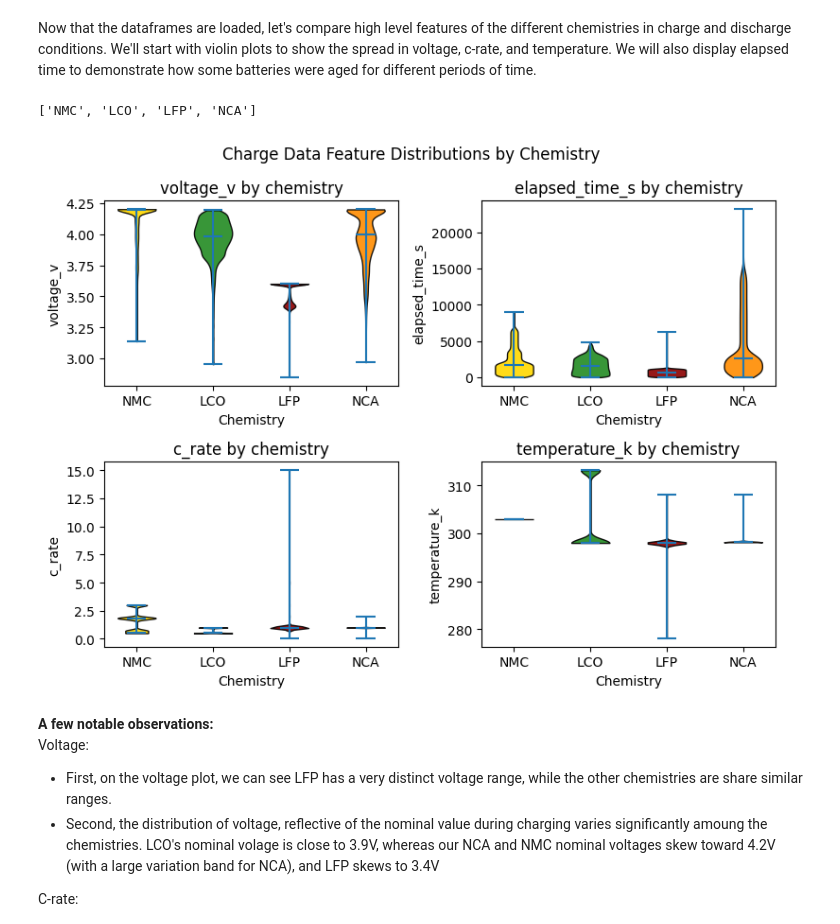
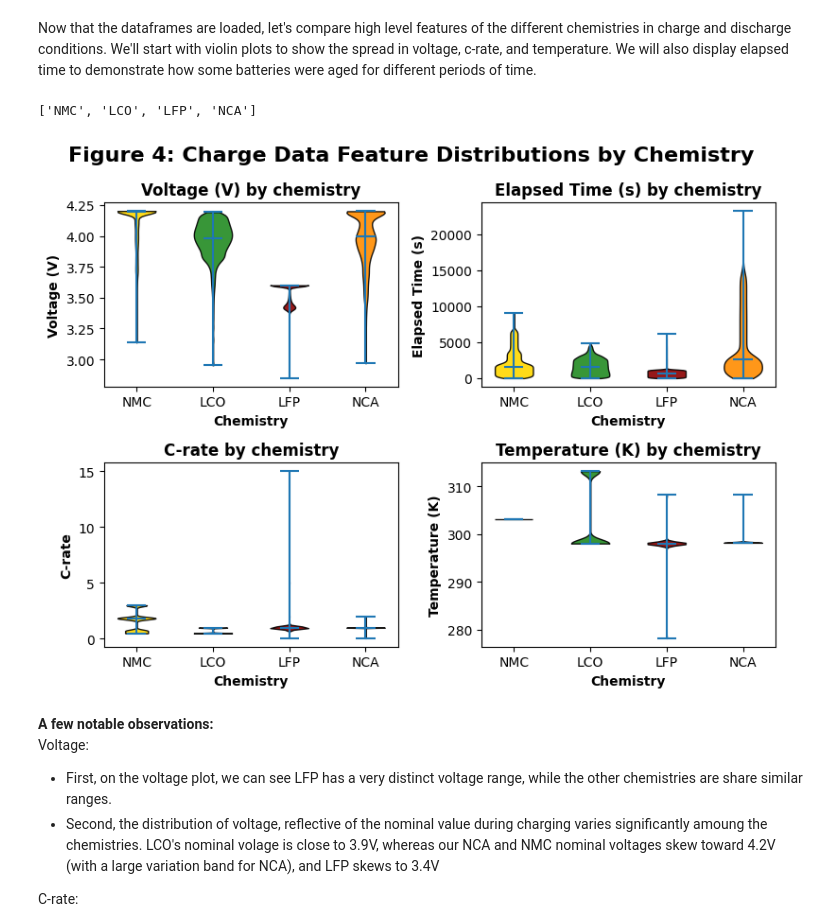
Before and after one commit to MJonesUmich/Battery_Classifier, a Jupyter notebook: notebooks/04_EDA.ipynb, the cells around one changed output. Cells and saved outputs as stored; diff of their text form; code cells hidden in the pictures.

```diff
--- a/notebooks/04_EDA.ipynb
+++ b/notebooks/04_EDA.ipynb
@@ -544,39 +539,47 @@ def plot_violin_small_multiples(df, features_list, sup_title):
             showextrema=True
         )
 
         # Specify Color
         if len(valid_chemistries) != 4:
             for pc in parts['bodies']:
                 pc.set_facecolor('#1f77b4')
                 pc.set_alpha(0.5)
         else:
             colors = ['#FFD700', '#228B22', '#8B0000', '#FF8C00']
             for pc, color in zip(parts['bodies'], colors):
                 pc.set_facecolor(color)
                 pc.set_alpha(0.9)
                 pc.set_edgecolor("black")
                 pc.set_linewidth(1.0)
 
         # Configure axes
-        ax.set_title(f"{var} by chemistry")
+        if var == "c_rate": label_var = "C-rate"
+        elif var == "voltage_v":
+            label_var = "Voltage (V)"
+        elif var == "elapsed_time_s":
+            label_var = "Elapsed Time (s)"
+        elif var == "temperature_k":
+            label_var = "Temperature (K)"
+
+        ax.set_title(f"{label_var} by chemistry", fontweight ='bold')
         ax.set_xticks(np.arange(len(valid_chemistries)))
         ax.set_xticklabels(valid_chemistries)
-        ax.set_xlabel("Chemistry")
-        ax.set_ylabel(var)
+        ax.set_xlabel("Chemistry", fontsize=10, fontweight='bold')
+        ax.set_ylabel(label_var, fontsize=10, fontweight='bold')
 
-    plt.suptitle(sup_title)
+    plt.suptitle(sup_title, fontsize=16, fontweight='bold')
     plt.tight_layout()
     plt.show()
 
 
 #Plot for charge dataframe
 plot_violin_small_multiples(charge_df,
                             features_list=["voltage_v", "elapsed_time_s", "c_rate", "temperature_k"],
-                            sup_title="Charge Data Feature Distributions by Chemistry",
+                            sup_title="Figure 4: Charge Data Feature Distributions by Chemistry",
                             )
 # %% [output]
 ['NMC', 'LCO', 'LFP', 'NCA']
-[figure, old version]
+[figure, new version]
 # %% [markdown]
 **A few notable observations:**<br>
 Voltage:
```
Also changed, not shown: parts of 2 cells of this notebook, 1 other file.
